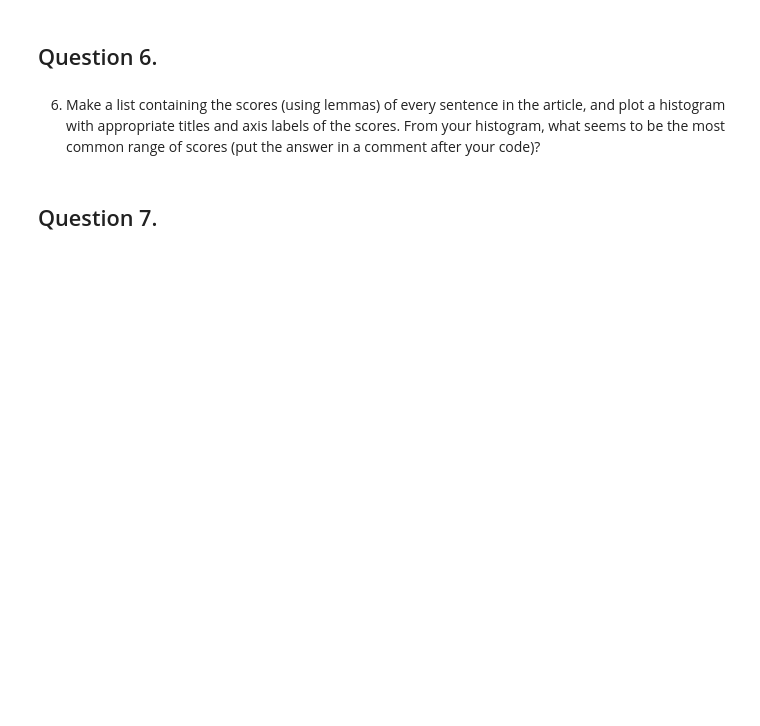
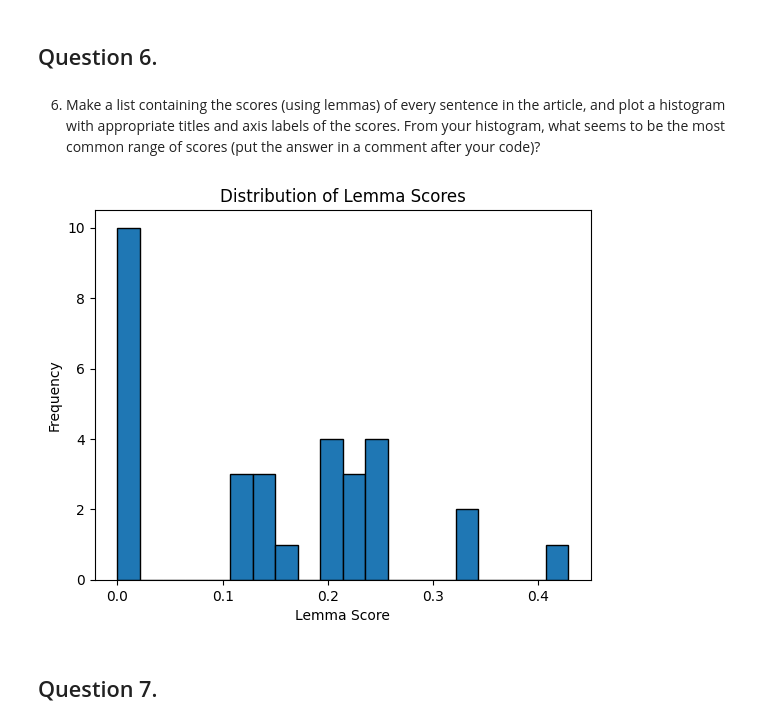
Before and after one commit to DMill31/article-summarizer, a Jupyter notebook: article-summarizer.ipynb, the cells around one changed output. Saved outputs shown, nothing was run; the diff lists cells and outputs as text; code cells hidden in the pictures; blank space fills up the shorter version.

```diff
--- a/article-summarizer.ipynb
+++ b/article-summarizer.ipynb
@@ -178,6 +178,38 @@ plt.show()
 ## Question 6.
 # %% [markdown]
 6. Make a list containing the scores (using lemmas) of every sentence in the article, and plot a histogram with appropriate titles and axis labels of the scores.  From your histogram, what seems to be the most common range of scores (put the answer in a comment after your code)?
+# %%
+def score_sentence_by_lemma(sentence, interesting_lemmas):
+    """
+    Score a sentence based on the frequency of interesting lemmas.
+    Args:
+        sentence (spacy.tokens.Span): The sentence to score.
+        interesting_lemmas (set): A set of lemmas considered interesting.
+
+    Returns the number of times that any of the interesting lemmas appear in the sentence divided by the number of words in the sentence.
+    """
+    doc = nlp(sentence)
+    lemmas = [token.lemma_.lower() for token in doc if we_care_about(token)]
+    if not lemmas:
+        return 0
+    count = sum(1 for lemma in lemmas if lemma in interesting_lemmas)
+    return count / len(lemmas)
+
+lemma_scores = []
+for sent in doc.sents:
+    lemma_scores.append(score_sentence_by_lemma(sent.text, [l[0] for l in lemma_freq.most_common(5)]))
+
+# Create a histogram of the lemma scores
+plt.hist(lemma_scores, bins=20, edgecolor='black')
+plt.title('Distribution of Lemma Scores')
+plt.xlabel('Lemma Score')
+plt.ylabel('Frequency')
+plt.show()
+
+# Only about 30% of the sentences have a lemma score of 0.0
+# The most common range of lemma scores seems to be between 0.0 and 0.25
+# %% [output]
+[figure, added]
 # %% [markdown]
 ## Question 7.
 # %% [markdown]
```
